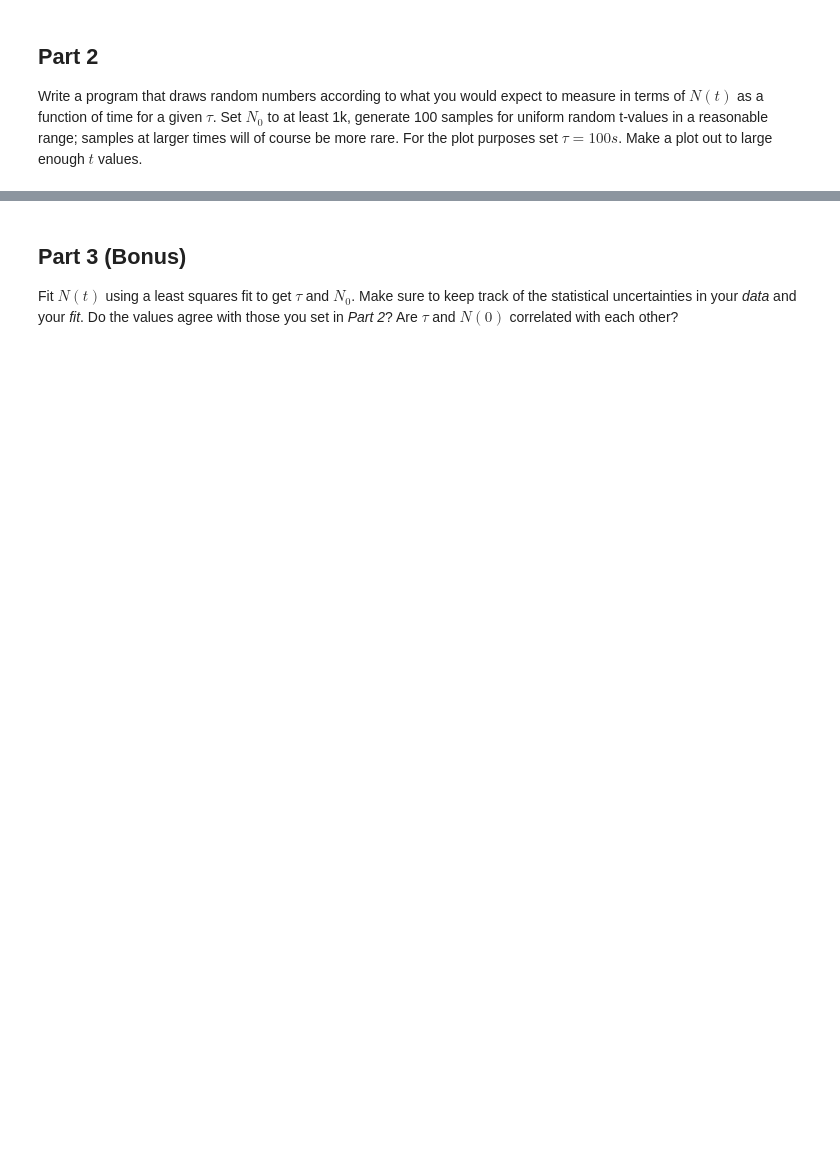
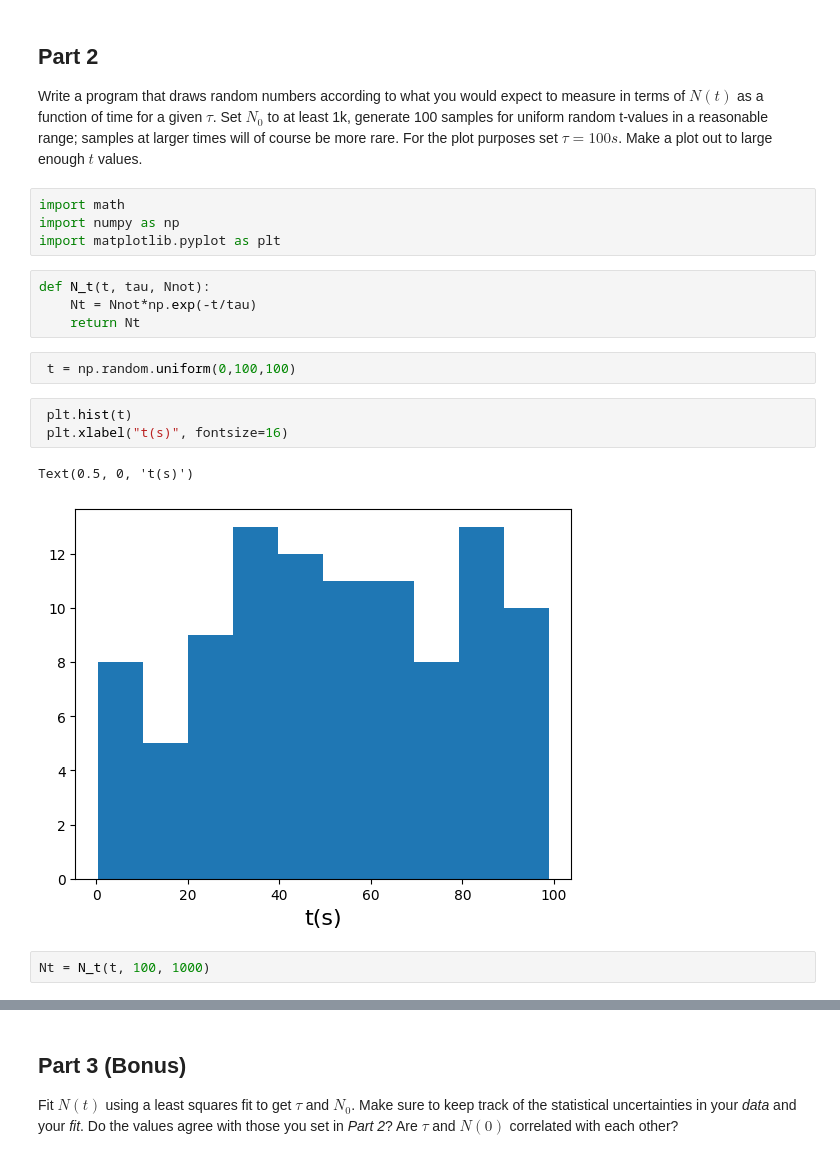
Before and after one commit to jchismar/DSC291, a Jupyter notebook: Homework_02_WI25.ipynb, the cells around one changed output, grey strips where cells are left out. Saved outputs shown, nothing was run; the diff lists cells and outputs as text; blank space fills up the shorter version.

```diff
--- a/Homework_02_WI25.ipynb
+++ b/Homework_02_WI25.ipynb
@@ -11,3 +11,21 @@ $\sigma_{N(t)} =\ ...$
 # %% [markdown]
 ## Part 2
 Write a program that draws random numbers according to what you would expect to measure in terms of $N(t)$ as a function of time for a given $\tau$. Set $N_0$ to at least 1k, generate 100 samples for uniform random t-values in a reasonable range; samples at larger times will of course be more rare. For the plot purposes set $\tau=100 s$.  Make a plot out to large enough $t$ values.
+# %%
+import math
+import numpy as np
+import matplotlib.pyplot as plt
+# %%
+def N_t(t, tau, Nnot):
+    Nt = Nnot*np.exp(-t/tau)
+    return Nt
+# %%
+ t = np.random.uniform(0,100,100)
+# %%
+ plt.hist(t)
+ plt.xlabel("t(s)", fontsize=16)
+# %% [output]
+Text(0.5, 0, 't(s)')
+[figure, added]
+# %%
+Nt = N_t(t, 100, 1000)
```
Also changed, not shown: parts of 26 cells of this notebook.
